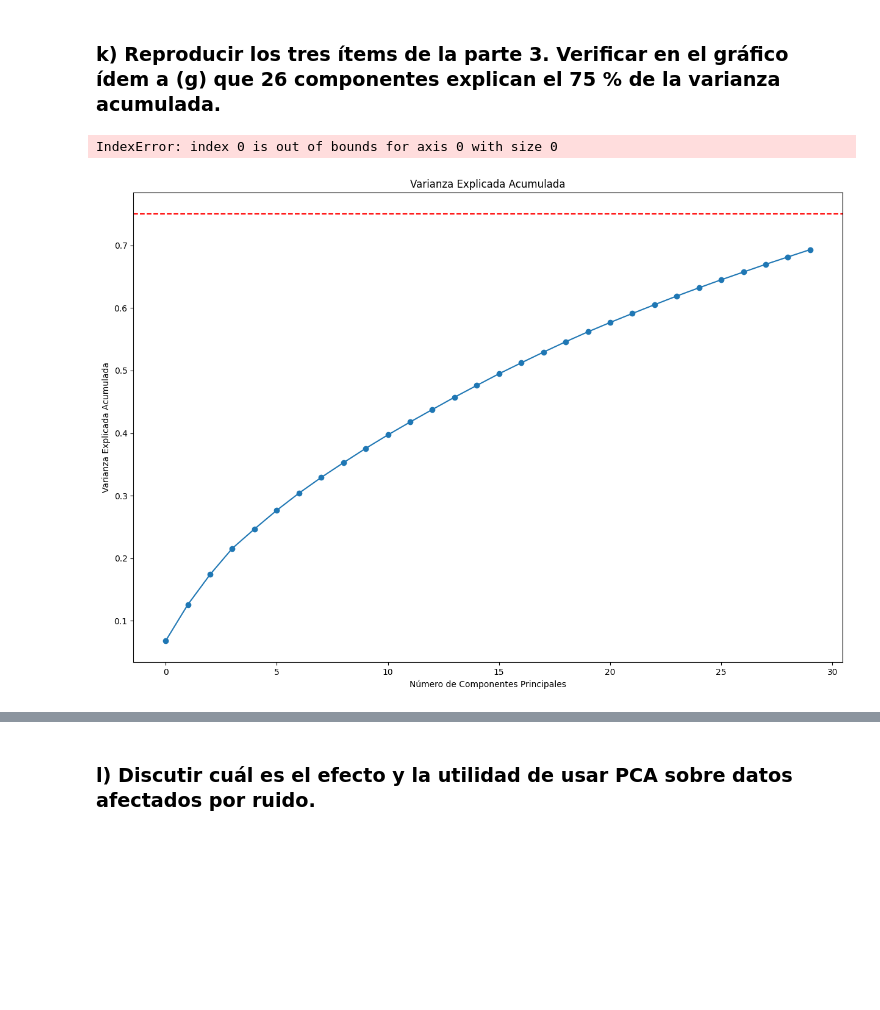
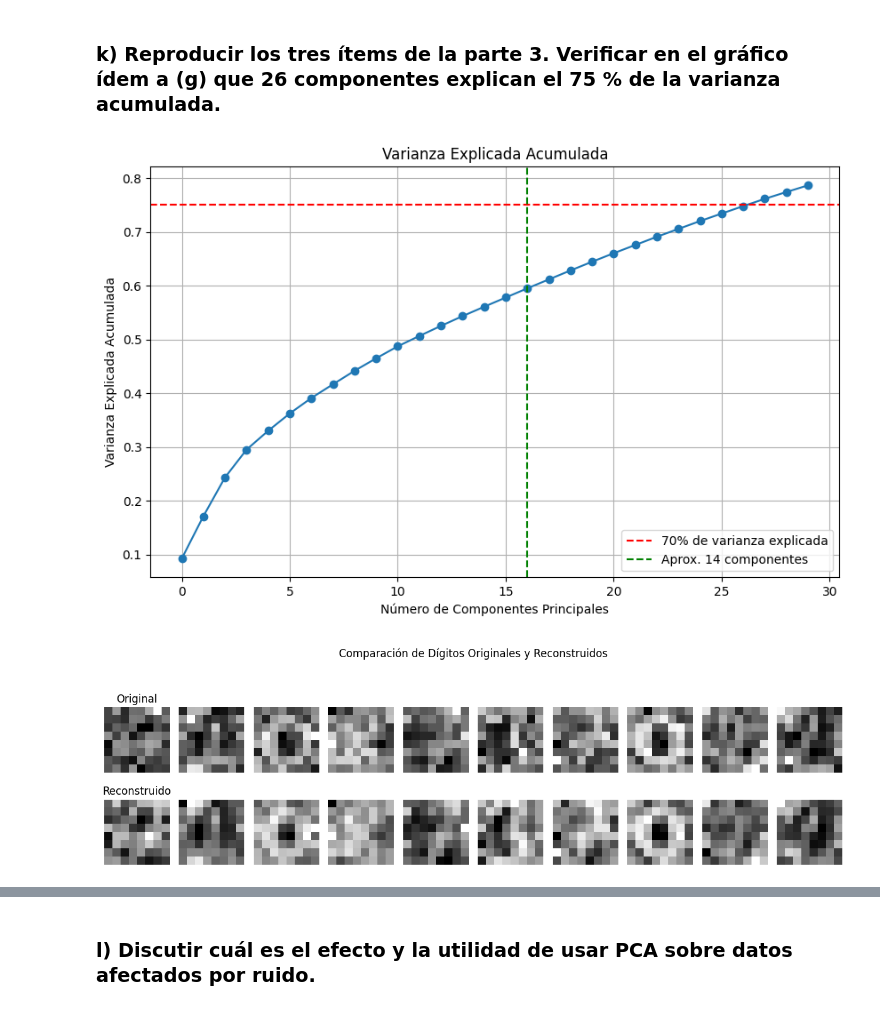
Before and after one commit to diegodorado1729/Coding, a Jupyter notebook: Python/CD-2024/Tarea4.ipynb, the cells around one changed output, grey strips where cells are left out. Saved outputs shown, nothing was run; the diff lists cells and outputs as text; code cells hidden in the pictures; blank space fills up the shorter version.

```diff
--- a/Python/CD-2024/Tarea4.ipynb
+++ b/Python/CD-2024/Tarea4.ipynb
@@ -324,30 +332,63 @@ El tipo de ruido que se agrega a las imágenes es ruido gaussiano, también cono
 # %% [markdown]
 
 ### k) Reproducir los tres ítems de la parte 3. Verificar en el gráfico ídem a (g) que 26 componentes explican el 75 % de la varianza acumulada.
+# %%
+# Normalizar los datos
+scaler = StandardScaler()
+X_train_r = scaler.fit_transform(X_train)
+X_test_r = scaler.transform(X_test)
 # %%
 from sklearn.decomposition import PCA
 import numpy as np
 import matplotlib.pyplot as plt
 
 # Calcular PCA con 30 componentes sobre el conjunto de entrenamiento
 pca = PCA(n_components=30)
-X_train_pca = pca.fit_transform(X_noisy)
+X_train_pca = pca.fit_transform(X_train_r)
 
 # Obtener la varianza explicada acumulada
-explained_variance_ratio = pca.explained_variance_ratio_
-cumulative_variance_ratio = np.cumsum(explained_variance_ratio)
+explained_variance_ratio_r = pca.explained_variance_ratio_
+cumulative_variance_ratio_r = np.cumsum(explained_variance_ratio_r)
 
 # Graficar la varianza explicada acumulada en función del número de componentes
-plt.figure(figsize=(15, 10))
-plt.plot(range(0, 30), cumulative_variance_ratio, marker='o')
+plt.figure(figsize=(10, 6))
+plt.plot(range(0, 30), cumulative_variance_ratio_r, marker='o')
 plt.title("Varianza Explicada Acumulada")
 plt.xlabel("Número de Componentes Principales")
 plt.ylabel("Varianza Explicada Acumulada")
 plt.axhline(y=0.75, color='r', linestyle='--', label='70% de varianza explicada')
-plt.axvline(x=np.where(cumulative_variance_ratio >= 0.75)[0][0] + 1, color='g', linestyle='--', label='Aprox. 14 componentes')
+plt.axvline(x=np.where(cumulative_variance_ratio >= 0.74)[0][0], color='g', linestyle='--', label='Aprox. 14 componentes')
 plt.legend()
 plt.grid(True)
 plt.show()
 # %% [output]
-IndexError: index 0 is out of bounds for axis 0 with size 0
-[figure, old version]
+[figure, new version]
+# %%
+# Re-entrenar PCA con 26 componentes
+pca_26 = PCA(n_components=26)
+X_train_pca_26 = pca_26.fit_transform(X_train_r)
+
+# Reconstruir los dígitos con 14 componentes
+X_train_reconstructed = pca_26.inverse_transform(X_train_pca_26)
+
+# Graficar los dígitos originales y los reconstruidos
+fig, axes = plt.subplots(nrows=2, ncols=10, figsize=(12, 4))
+
+# Graficar los 10 primeros dígitos originales
+for i, ax in enumerate(axes[0]):
+    ax.imshow(X_train[i].reshape(8, 8), cmap='gray')
+    ax.axis('off')
+
+# Graficar los 10 primeros dígitos reconstruidos
+for i, ax in enumerate(axes[1]):
+    ax.imshow(X_train_reconstructed[i].reshape(8, 8), cmap='gray')
+    ax.axis('off')
+
+axes[0, 0].set_title("Original")
+axes[1, 0].set_title("Reconstruido")
+
+plt.suptitle("Comparación de Dígitos Originales y Reconstruidos")
+plt.tight_layout(rect=[0, 0, 1, 0.95])
+plt.show()
+# %% [output]
+[figure, added]
```
Also changed, not shown: parts of 9 cells of this notebook.
